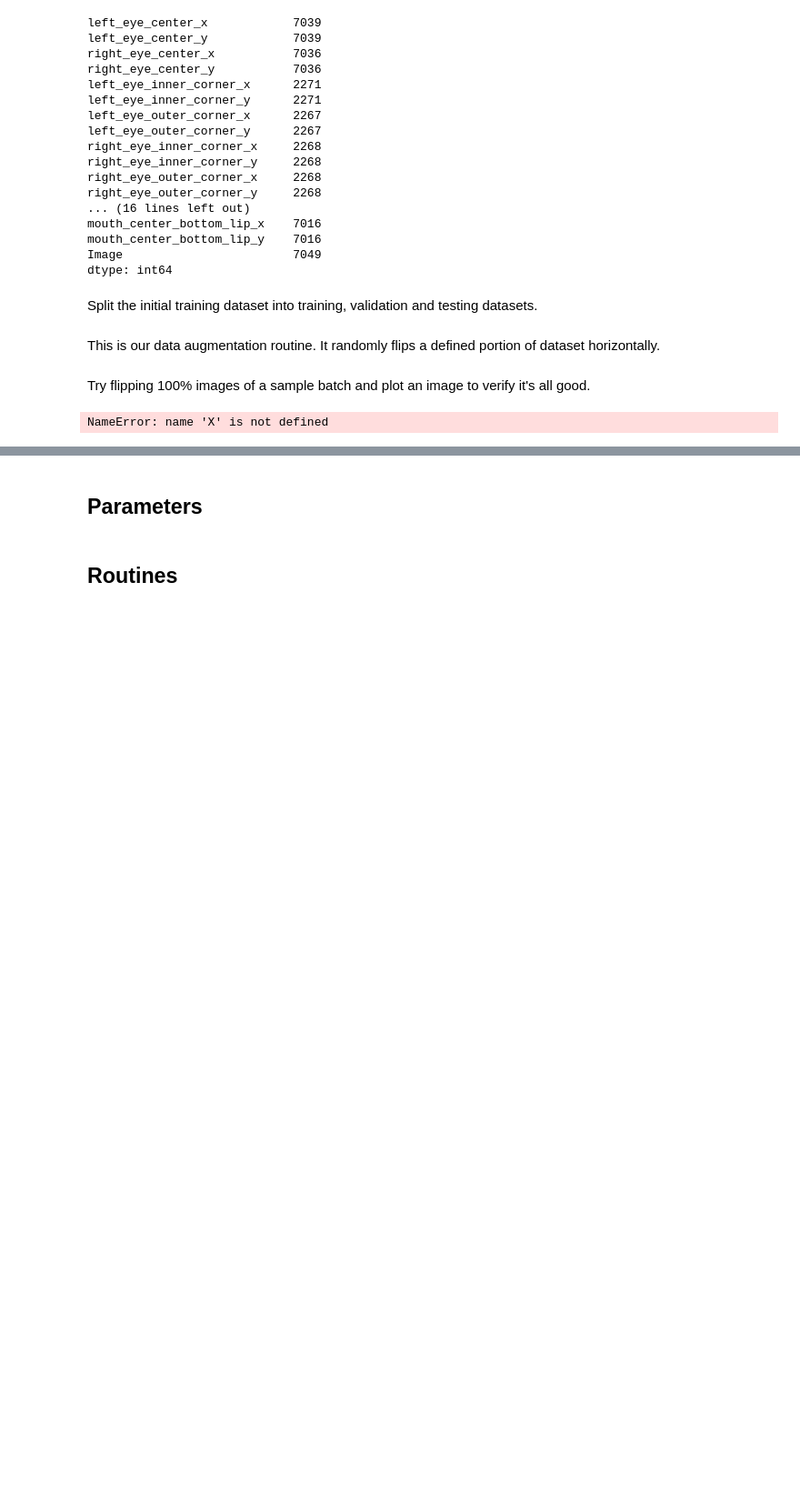
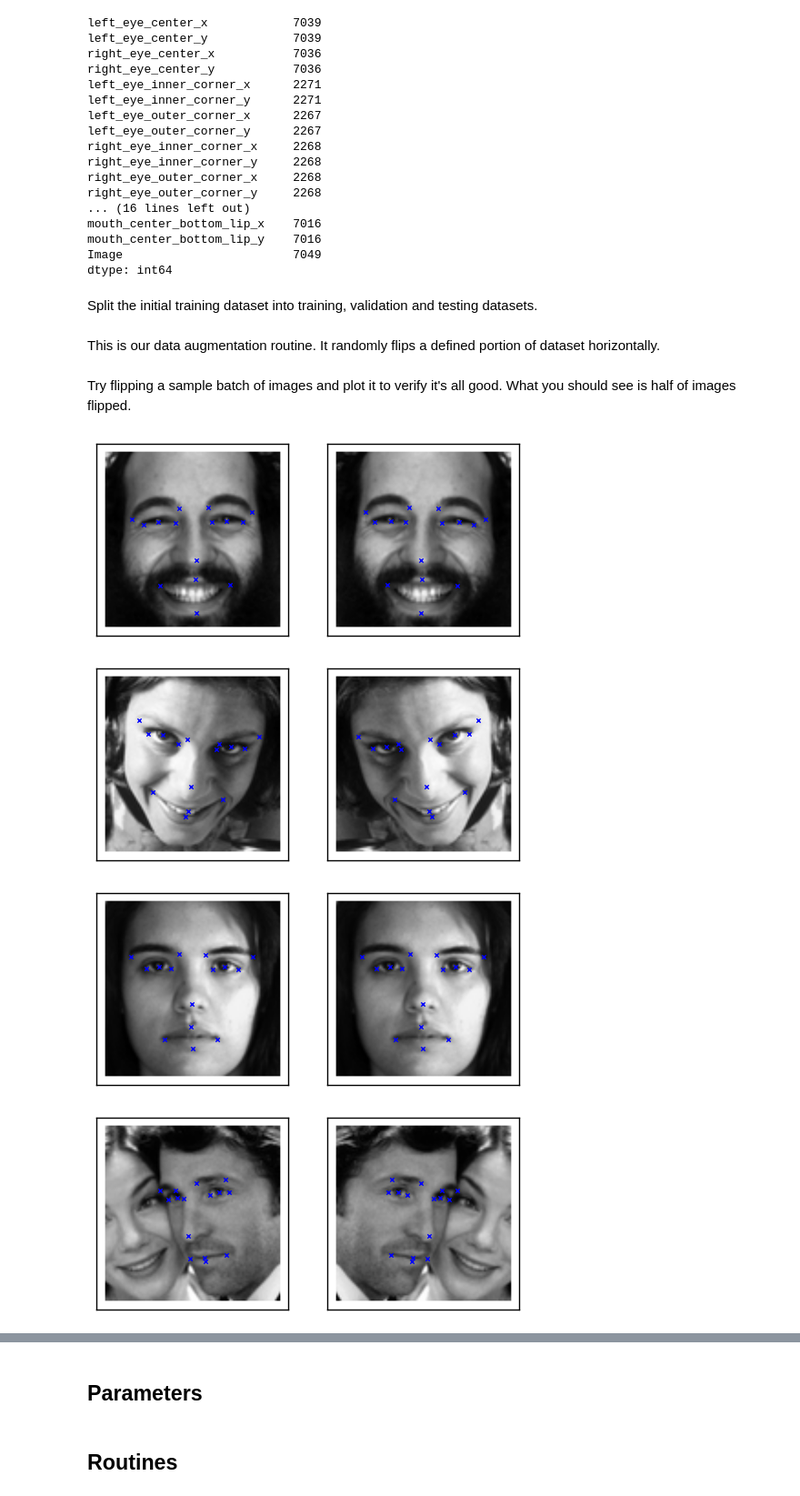
Before and after one commit to alexstaravoitau/kaggle-facial-keypoints-detection, a Jupyter notebook: 3_data_augmentation.ipynb, the cells around one changed output, grey strips where cells are left out. Shown at 91% size. Drawn from its saved outputs; the diff is of its cells as text; code cells hidden in the pictures; blank space fills up the shorter version.

```diff
--- a/3_data_augmentation.ipynb
+++ b/3_data_augmentation.ipynb
@@ -114,8 +108,8 @@ class FlipBatchIterator(BatchIterator):
 
         # Flip half of the images in this batch at random:
         bs = Xb.shape[0]
-        indices = np.random.choice(bs, bs / 2, replace=False)
-        Xb[indices] = Xb[indices, :, :, ::-1]
+        indices = np.random.choice(bs, int(bs / 2), replace=False)
+        Xb[indices] = Xb[indices, :, ::-1, :]
 
         if yb is not None:
             # Horizontal flip of all x coordinates:
@@ -128,23 +122,21 @@ class FlipBatchIterator(BatchIterator):
 
         return Xb, yb
 # %% [markdown]
-Try flipping 100% images of a sample batch and plot an image to verify it's all good.
+Try flipping a sample batch of images and plot it to verify it's all good. What you should see is half of images flipped.
-# %%
-def plot_sample(x, y, axis):
-    img = x.reshape(96, 96)
-    axis.imshow(img, cmap='gray')
-    axis.scatter(y[0::2] * 48 + 48, y[1::2] * 48 + 48, marker='x', s=10)
 # %%
-batch_X = X[0:batch_size, :].copy()
-batch_y = y[0:batch_size, :].copy()
-batch_X, batch_y = augment_flip_random(batch_X, batch_y, 1)
-
-# plot two images:
-fig = pyplot.figure(figsize=(6, 3))
-ax = fig.add_subplot(1, 2, 1, xticks=[], yticks=[])
-plot_sample(X[1], y[1], ax)
-ax = fig.add_subplot(1, 2, 2, xticks=[], yticks=[])
-plot_sample(batch_X[1], batch_y[1], ax)
-pyplot.show()
+batch_iterator = FlipBatchIterator(batch_size = 10)
+for x_batch, y_batch in batch_iterator(X.copy(), y.copy()):
+    for i in range(10):
+        # plot two images:
+        fig = pyplot.figure(figsize=(6, 3))
+        ax = fig.add_subplot(1, 2, 1, xticks=[], yticks=[])
+        plot_sample(X[i], y[i], ax)
+        ax = fig.add_subplot(1, 2, 2, xticks=[], yticks=[])
+        plot_sample(x_batch[i], y_batch[i], ax)
+        pyplot.show()
+    break
 # %% [output]
-NameError: name 'X' is not defined
+[figure, added]
+[figure, added]
+[figure, added]
+[figure, added]
```
Also changed, not shown: parts of 5 cells of this notebook, 2 other files.
